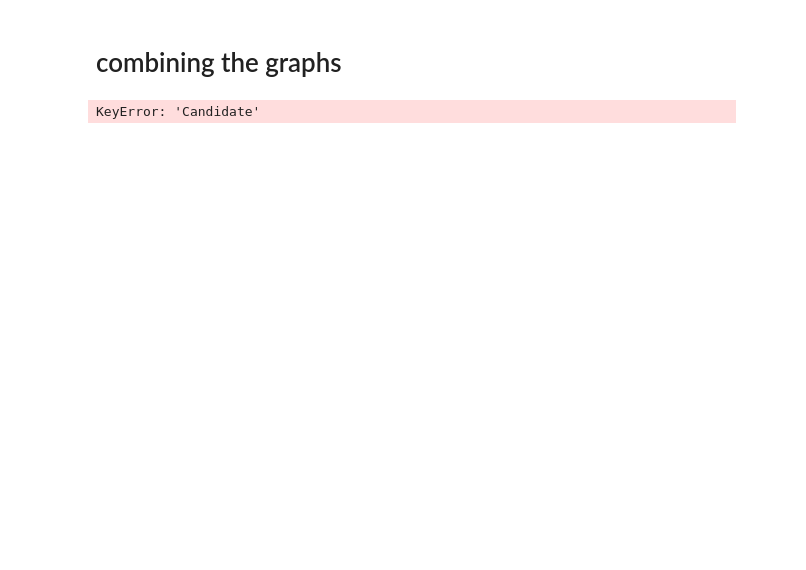
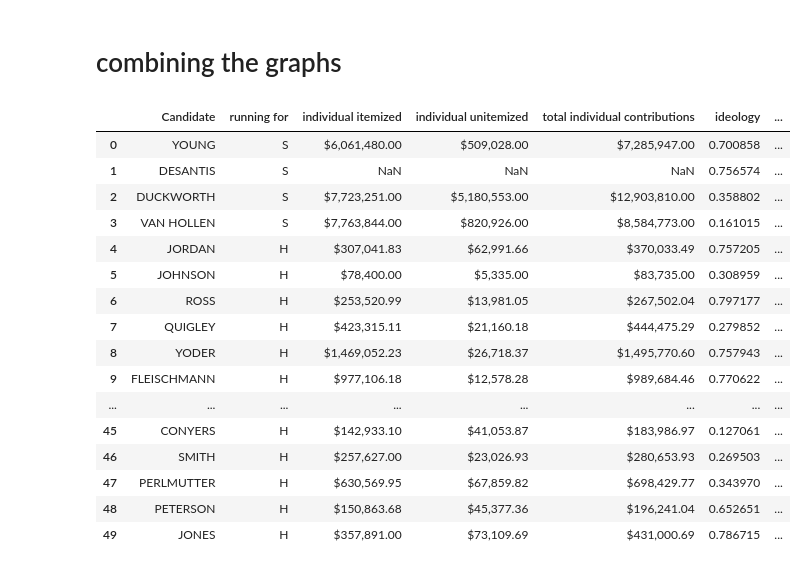
Before and after one commit to PoliticalComputerScience/CampaignFinance, a Jupyter notebook: PolarityVSmallDonations/Cvp.ipynb, the cells around one changed output. Cells and saved outputs as stored; diff of their text form; code cells hidden in the pictures; blank space fills up the shorter version.

Commit message:
revamping individual

```diff
--- a/PolarityVSmallDonations/Cvp.ipynb
+++ b/PolarityVSmallDonations/Cvp.ipynb
@@ -145,20 +172,38 @@ polarity[0:5]
 # %%
 #trimming first name off candidate graph
 a = np.array(ndata.as_matrix())
 for i in range(len(a)):
     t = a[i][0].split(',')
     a[i][0] = t[0]
 
 a = pd.DataFrame(a)
 a.columns=['Candidate' ,'running for','candidate ID', 'party', 'individual itemized', 'individual unitemized', "total individual contributions" ]
 
-b =pd.merge(a, candidatesum, on= "Candidate", how='outer')
 
-totalmerge=pd.merge(b,polarity, left_on= 'candidate ID', right_on='FECCandID', how='right')
+
+totalmerge=pd.merge(a,polarity, left_on= 'candidate ID', right_on='FECCandID', how='right')
 totalmerge=totalmerge[['Candidate','running for','individual itemized','individual unitemized',
-             'total individual contributions', 'Small Donation Total', 'ideology','opensecrets_id','Party']]
+             'total individual contributions', 'ideology','opensecrets_id','Party']]
+
+final =pd.merge(totalmerge, candidatesum, on = "opensecrets_id" ,how='outer')
 
 %matplotlib inline
-totalmerge[0:50]
+final[0:50]
 # %% [output]
-KeyError: 'Candidate'
+|  | Candidate | running for | individual itemized | individual unitemized | total individual contributions | ideology | ... |
+| 0 | YOUNG | S | $6,061,480.00 | $509,028.00 | $7,285,947.00 | 0.700858 | ... |
+| 1 | DESANTIS | S | NaN | NaN | NaN | 0.756574 | ... |
+| 2 | DUCKWORTH | S | $7,723,251.00 | $5,180,553.00 | $12,903,810.00 | 0.358802 | ... |
+| 3 | VAN HOLLEN | S | $7,763,844.00 | $820,926.00 | $8,584,773.00 | 0.161015 | ... |
+| 4 | JORDAN | H | $307,041.83 | $62,991.66 | $370,033.49 | 0.757205 | ... |
+| 5 | JOHNSON | H | $78,400.00 | $5,335.00 | $83,735.00 | 0.308959 | ... |
+| 6 | ROSS | H | $253,520.99 | $13,981.05 | $267,502.04 | 0.797177 | ... |
+| 7 | QUIGLEY | H | $423,315.11 | $21,160.18 | $444,475.29 | 0.279852 | ... |
+| 8 | YODER | H | $1,469,052.23 | $26,718.37 | $1,495,770.60 | 0.757943 | ... |
+| 9 | FLEISCHMANN | H | $977,106.18 | $12,578.28 | $989,684.46 | 0.770622 | ... |
+| ... | ... | ... | ... | ... | ... | ... | ... |
+| 45 | CONYERS | H | $142,933.10 | $41,053.87 | $183,986.97 | 0.127061 | ... |
+| 46 | SMITH | H | $257,627.00 | $23,026.93 | $280,653.93 | 0.269503 | ... |
+| 47 | PERLMUTTER | H | $630,569.95 | $67,859.82 | $698,429.77 | 0.343970 | ... |
+| 48 | PETERSON | H | $150,863.68 | $45,377.36 | $196,241.04 | 0.652651 | ... |
+| 49 | JONES | H | $357,891.00 | $73,109.69 | $431,000.69 | 0.786715 | ... |
```
Also changed, not shown: parts of 2 cells of this notebook.
